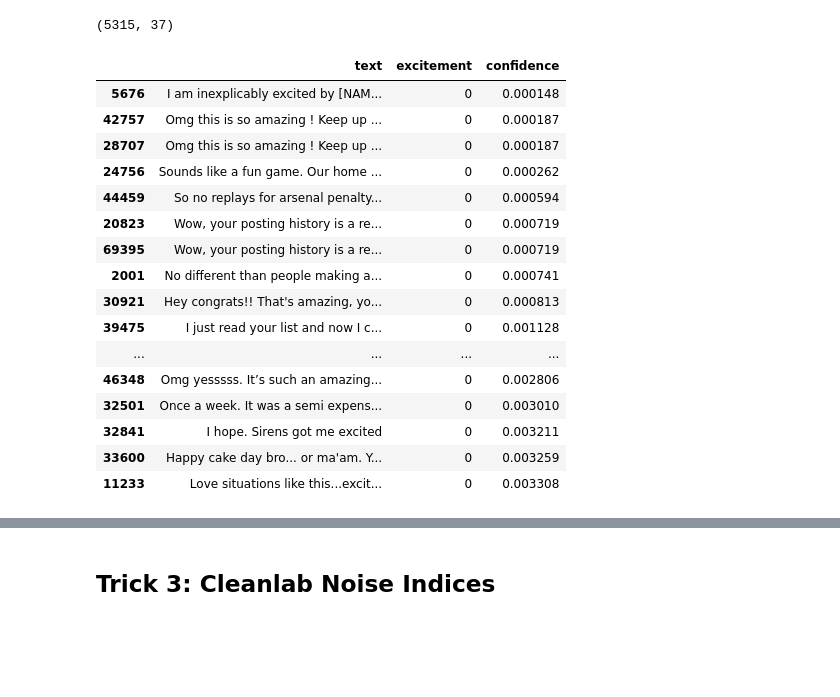
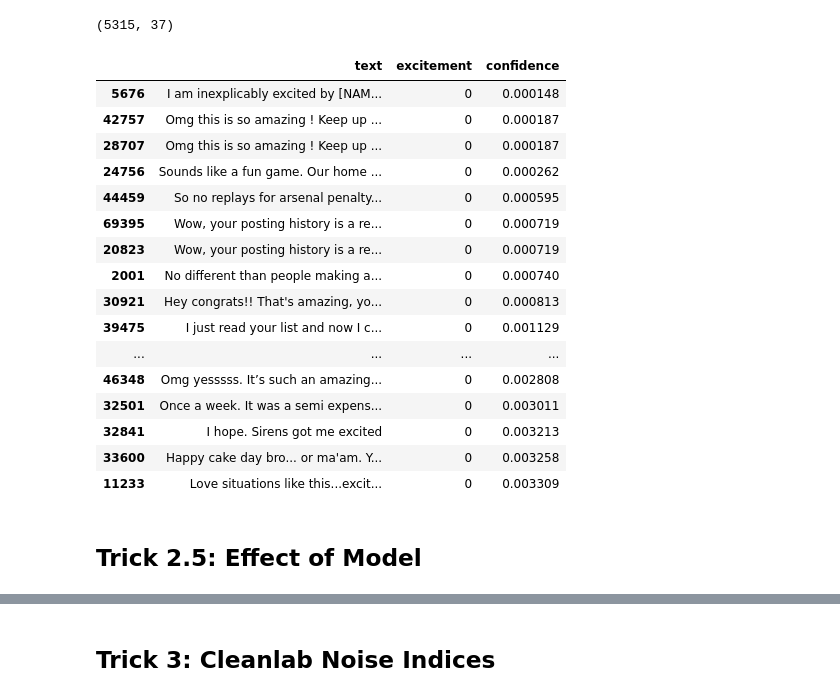
Before and after one commit to koaning/calm-notebooks, a Jupyter notebook: labels/cleanlab.ipynb, the cells around one changed output, grey strips where cells are left out. Cells and saved outputs as stored; diff of their text form; code cells hidden in the pictures; blank space fills up the shorter version.

```diff
--- a/labels/cleanlab.ipynb
+++ b/labels/cleanlab.ipynb
@@ -19,7 +21,8 @@ Index(['text', 'id', 'author', 'subreddit', 'link_id', 'parent_id',
       dtype='object')
 # %%
 pd.set_option('display.max_colwidth', None)
+label_of_interest = 'excitement'
 
-df[['text', 'excitement']].loc[lambda d: d['excitement'] == 0].sample(2)
+df[['text', label_of_interest]].loc[lambda d: d[label_of_interest] == 0].sample(2)
 # %% [output]
 |  | text | excitement |
@@ -32,7 +35,7 @@ df['excitement'].value_counts()
 1     1900
 Name: excitement, dtype: int64
 # %%
-X, y = df['text'], df['excitement']
+X, y = df['text'], df[label_of_interest]
 
 pipe = make_pipeline(
     CountVectorizer(),
@@ -101,26 +102,28 @@ def correct_class_confidence(X, y, mod):
 # %%
 (df
  .assign(confidence=correct_class_confidence(X, y, pipe))
  .loc[lambda d: pipe.predict(d['text']) != d['excitement']]
- [['text', 'excitement', 'confidence']]
+ [['text', label_of_interest, 'confidence']]
  .sort_values("confidence")
- .loc[lambda d: d['excitement'] == 0]
+ .loc[lambda d: d[label_of_interest] == 0]
  .head(20))
 # %% [output]
 |  | text | excitement | confidence |
 | 5676 | I am inexplicably excited by [NAM... | 0 | 0.000148 |
 | 42757 | Omg this is so amazing ! Keep up ... | 0 | 0.000187 |
 | 28707 | Omg this is so amazing ! Keep up ... | 0 | 0.000187 |
 | 24756 | Sounds like a fun game. Our home ... | 0 | 0.000262 |
-| 44459 | So no replays for arsenal penalty... | 0 | 0.000594 |
+| 44459 | So no replays for arsenal penalty... | 0 | 0.000595 |
+| 69395 | Wow, your posting history is a re... | 0 | 0.000719 |
 | 20823 | Wow, your posting history is a re... | 0 | 0.000719 |
-| 69395 | Wow, your posting history is a re... | 0 | 0.000719 |
-| 2001 | No different than people making a... | 0 | 0.000741 |
+| 2001 | No different than people making a... | 0 | 0.000740 |
 | 30921 | Hey congrats!! That's amazing, yo... | 0 | 0.000813 |
-| 39475 | I just read your list and now I c... | 0 | 0.001128 |
+| 39475 | I just read your list and now I c... | 0 | 0.001129 |
 | ... | ... | ... | ... |
-| 46348 | Omg yesssss. It’s such an amazing... | 0 | 0.002806 |
-| 32501 | Once a week. It was a semi expens... | 0 | 0.003010 |
-| 32841 | I hope. Sirens got me excited | 0 | 0.003211 |
-| 33600 | Happy cake day bro... or ma'am. Y... | 0 | 0.003259 |
-| 11233 | Love situations like this...excit... | 0 | 0.003308 |
+| 46348 | Omg yesssss. It’s such an amazing... | 0 | 0.002808 |
+| 32501 | Once a week. It was a semi expens... | 0 | 0.003011 |
+| 32841 | I hope. Sirens got me excited | 0 | 0.003213 |
+| 33600 | Happy cake day bro... or ma'am. Y... | 0 | 0.003258 |
+| 11233 | Love situations like this...excit... | 0 | 0.003309 |
+# %% [markdown]
+## Trick 2.5: Effect of Model
```
Also changed, not shown: parts of 13 cells of this notebook.
